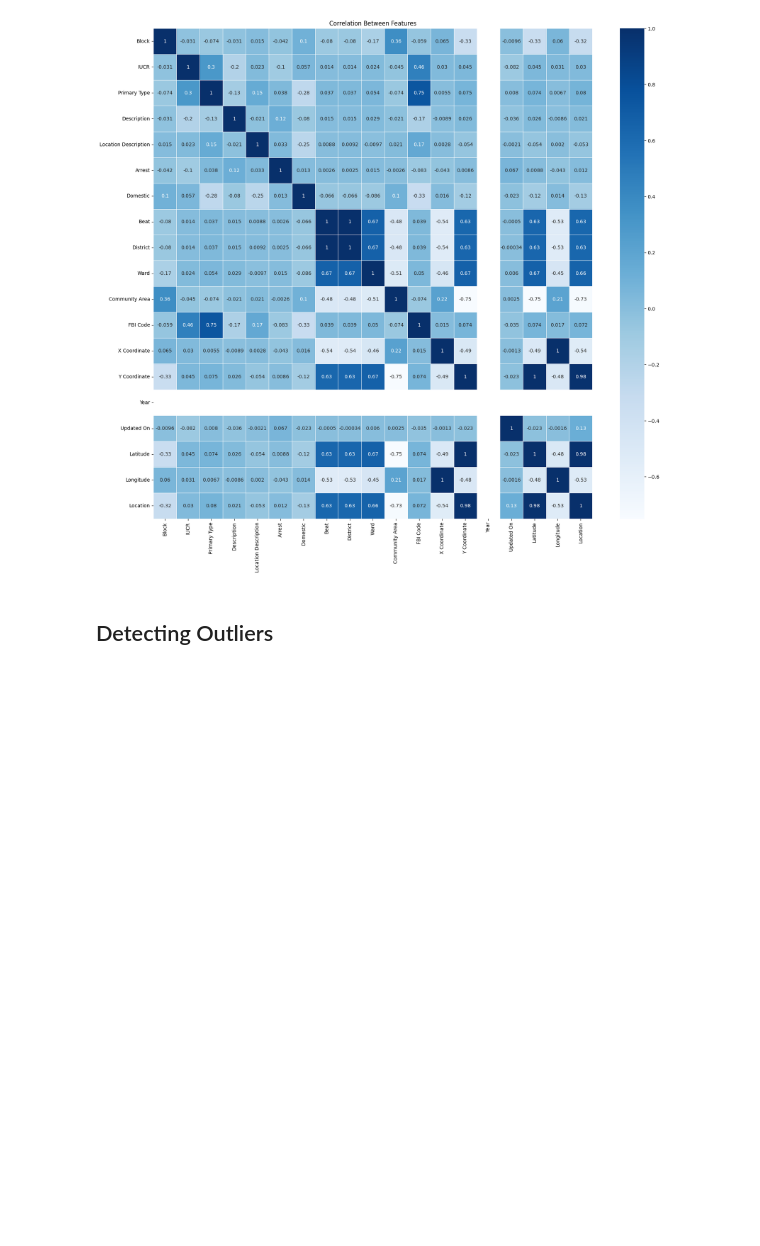
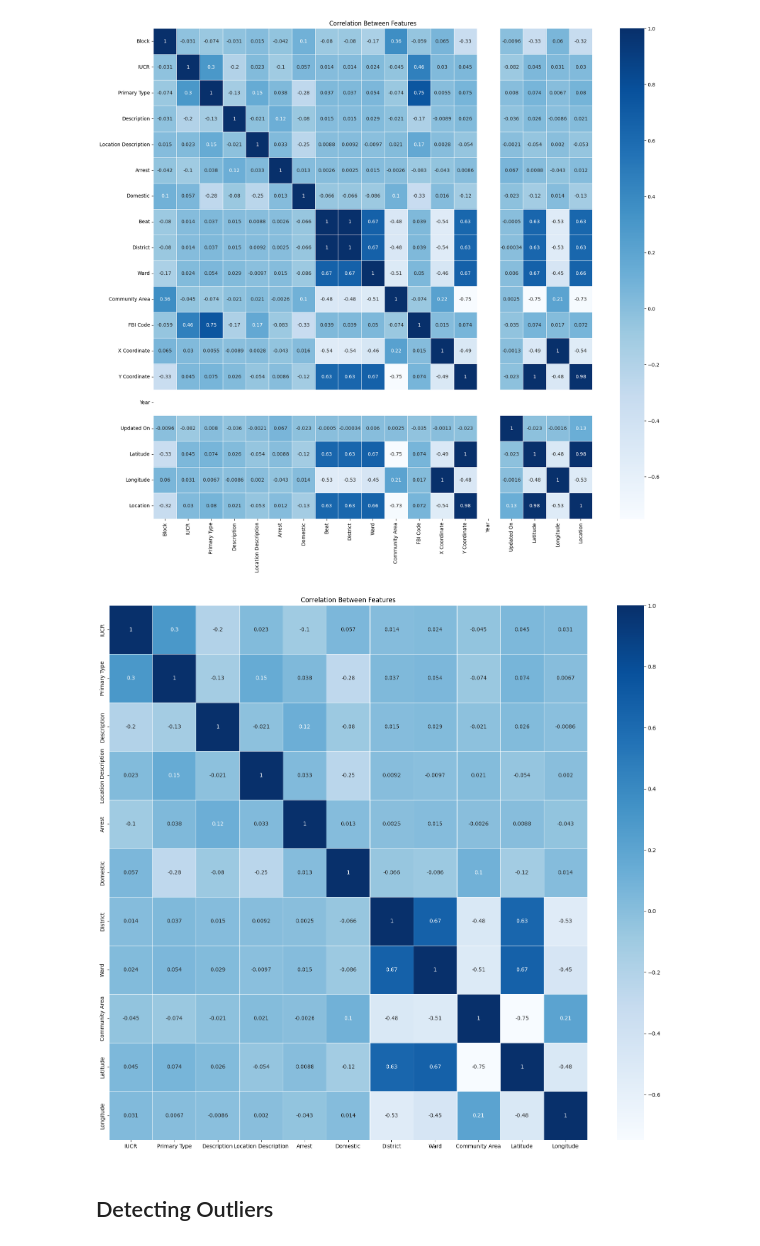
Before and after one commit to Renad03/CrimePrediction, a Jupyter notebook: Crime Prediction.ipynb, the cells around one changed output. Drawn from its saved outputs; the diff is of its cells as text; code cells hidden in the pictures; blank space fills up the shorter version.

```diff
--- a/Crime Prediction.ipynb
+++ b/Crime Prediction.ipynb
@@ -331,3 +504,10 @@ df = df.drop(columns=['Location', 'Y Coordinate', 'X Coordinate', 'FBI Code'], a
+# %%
+plt.figure(figsize= (20, 18))
+sns.heatmap( data = df.select_dtypes(include=np.number).corr() , annot = True , linewidth = 0.5 , cmap='Blues')
+plt.title('Correlation Between Features')
+plt.show()
+# %% [output]
+[figure, added]
 # %% [markdown]
 ## Detecting Outliers
 # %%
```
Also changed, not shown: parts of 29 cells of this notebook.
